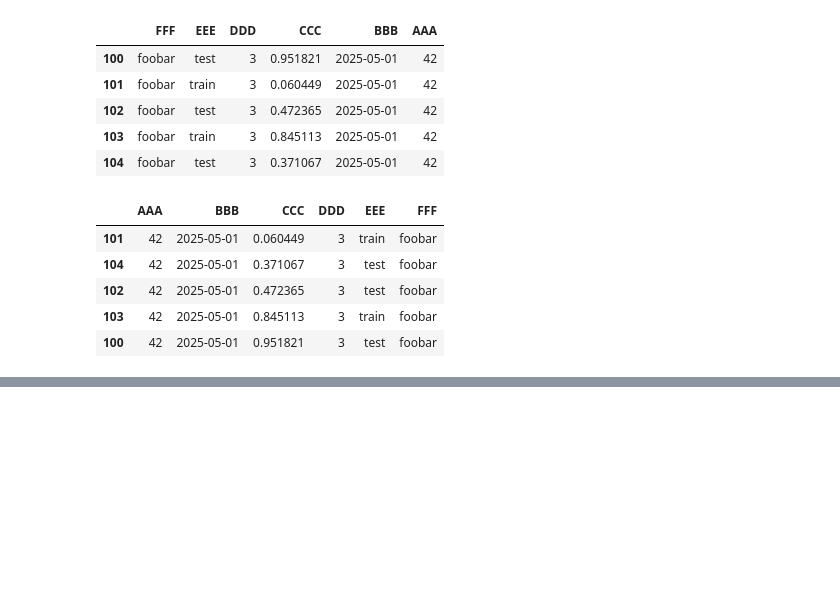
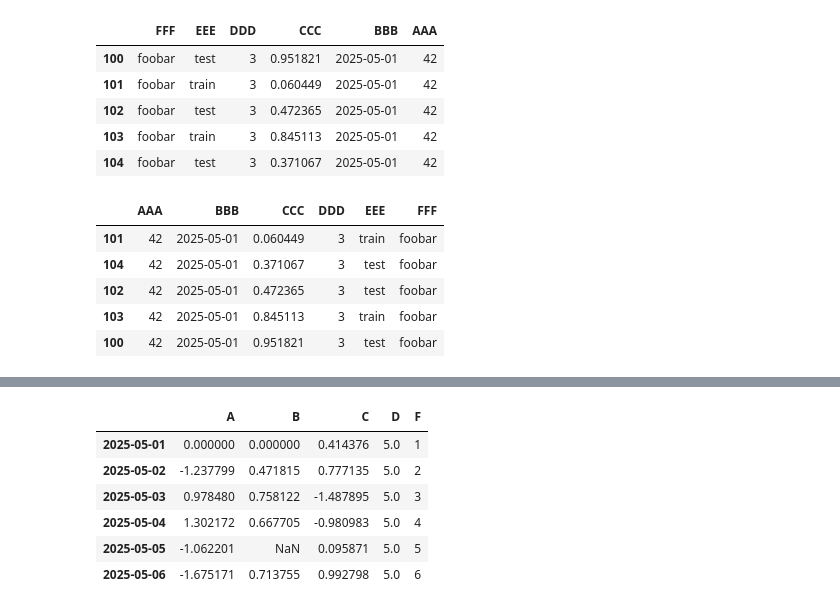
Before and after one commit to oleg0x/Python_libraries_examples, a Jupyter notebook: pandas_basics.ipynb, the cells around one changed output, grey strips where cells are left out. Cells and saved outputs as stored; diff of their text form; code cells hidden in the pictures; blank space fills up the shorter version.

```diff
--- a/pandas_basics.ipynb
+++ b/pandas_basics.ipynb
@@ -172,0 +308,13 @@ df.sort_values(by="CCC", ascending=True)
+# %%
+df.at[dates[0], "A"] = 0                        # Set values by label
+df.iat[0, 1] = 0                                # Set values by position
+df.loc[:, "D"] = np.array([5] * len(df))        # Set by assigning with a NumPy array
+df
+# %% [output]
+|  | A | B | C | D | F |
+| 2025-05-01 | 0.000000 | 0.000000 | 0.414376 | 5.0 | 1 |
+| 2025-05-02 | -1.237799 | 0.471815 | 0.777135 | 5.0 | 2 |
+| 2025-05-03 | 0.978480 | 0.758122 | -1.487895 | 5.0 | 3 |
+| 2025-05-04 | 1.302172 | 0.667705 | -0.980983 | 5.0 | 4 |
+| 2025-05-05 | -1.062201 | NaN | 0.095871 | 5.0 | 5 |
+| 2025-05-06 | -1.675171 | 0.713755 | 0.992798 | 5.0 | 6 |
```
Also changed, not shown: parts of 24 cells of this notebook.
